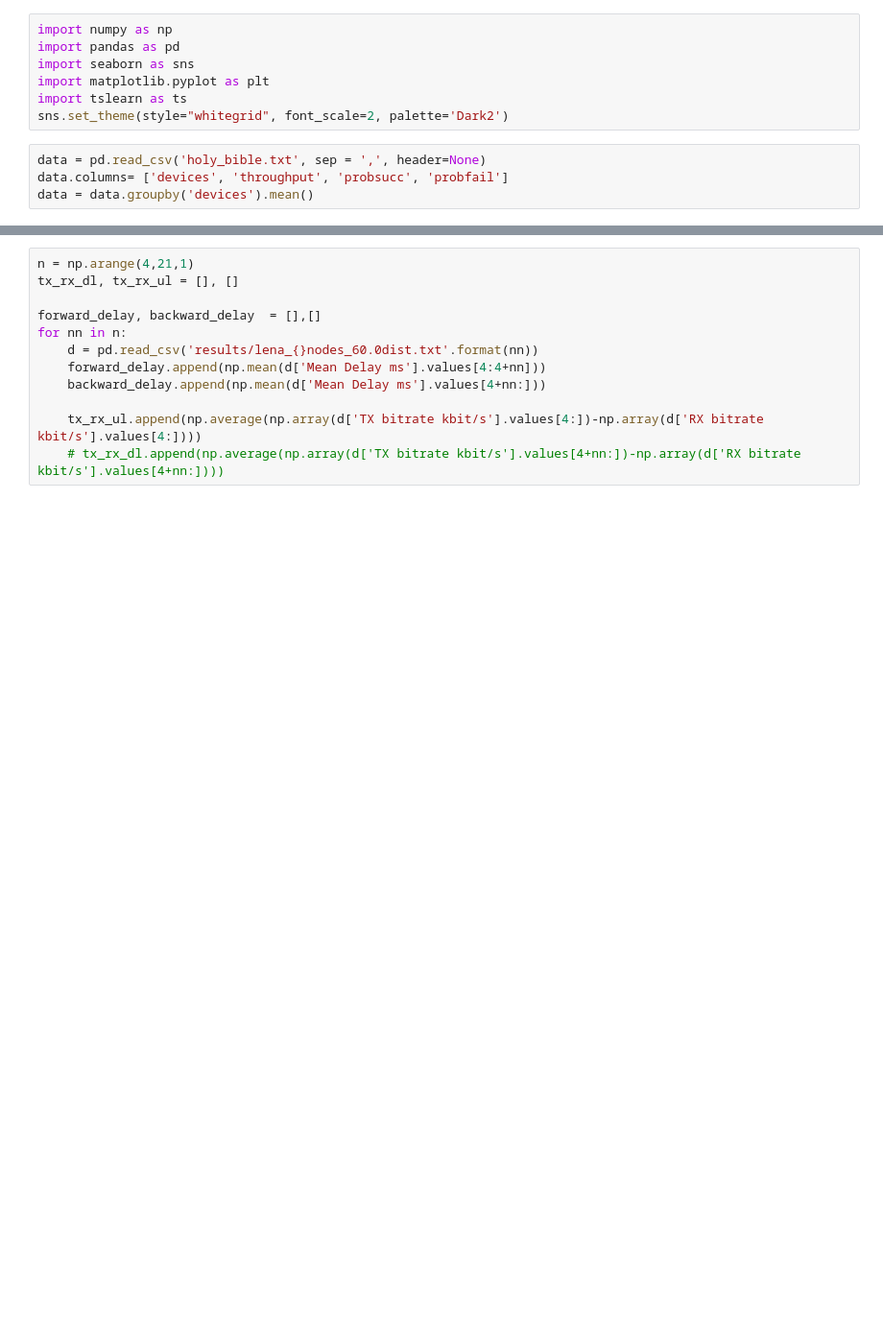
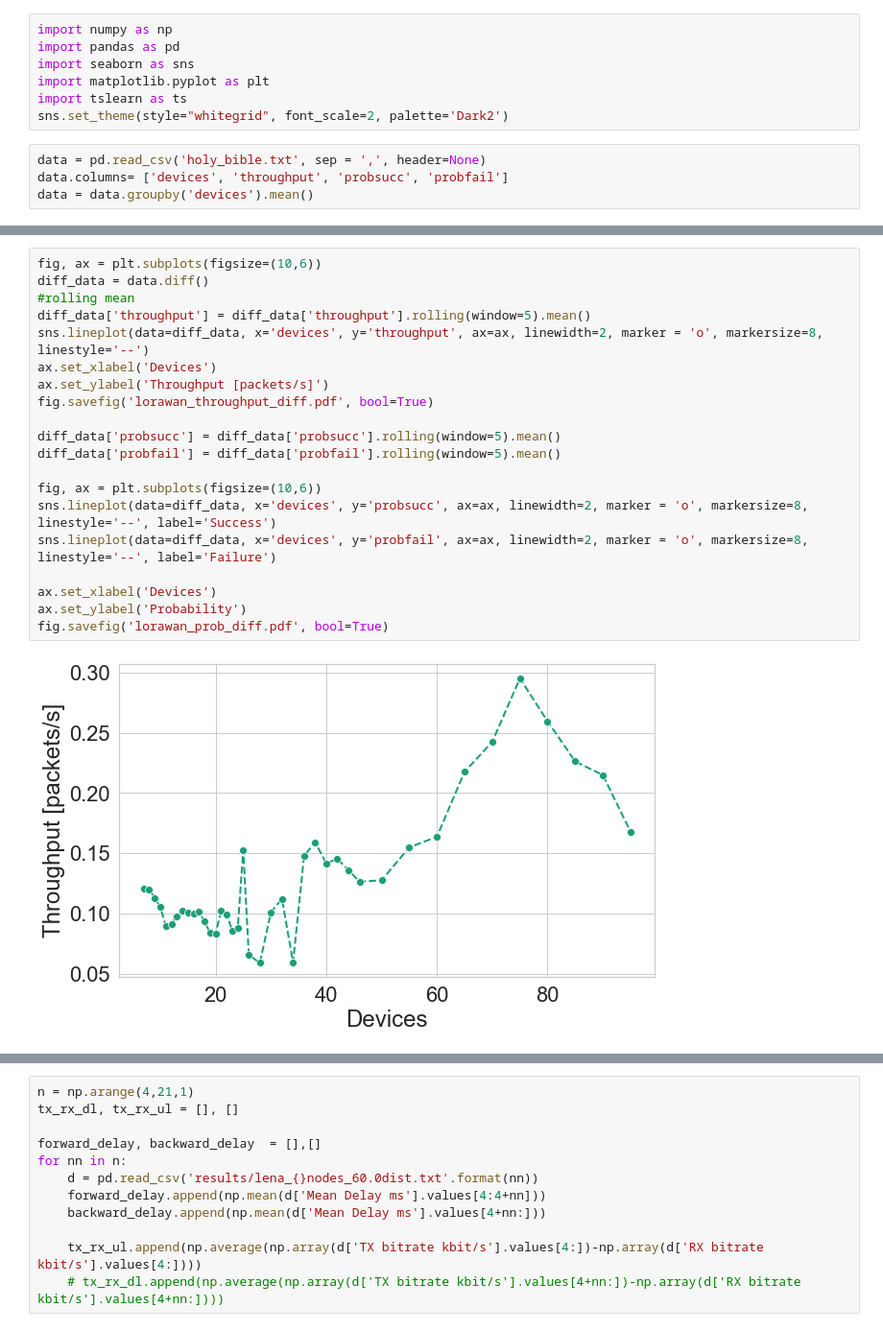
Before and after one commit to nicolezattarin/IoMT-efficient-information-distribution, a Jupyter notebook: network/plot.ipynb, the cells around one changed output, grey strips where cells are left out. Shown: that part at 96% size. Saved outputs shown, nothing was run; the diff lists cells and outputs as text; blank space fills up the shorter version.

```diff
--- a/network/plot.ipynb
+++ b/network/plot.ipynb
@@ -28,0 +88,22 @@ fig.savefig('lorawan_prob.pdf', bool=True)
+# %%
+fig, ax = plt.subplots(figsize=(10,6))
+diff_data = data.diff()
+#rolling mean
+diff_data['throughput'] = diff_data['throughput'].rolling(window=5).mean()
+sns.lineplot(data=diff_data, x='devices', y='throughput', ax=ax, linewidth=2, marker = 'o', markersize=8, linestyle='--')
+ax.set_xlabel('Devices')
+ax.set_ylabel('Throughput [packets/s]')
+fig.savefig('lorawan_throughput_diff.pdf', bool=True)
+
+diff_data['probsucc'] = diff_data['probsucc'].rolling(window=5).mean()
+diff_data['probfail'] = diff_data['probfail'].rolling(window=5).mean()
+
+fig, ax = plt.subplots(figsize=(10,6))
+sns.lineplot(data=diff_data, x='devices', y='probsucc', ax=ax, linewidth=2, marker = 'o', markersize=8, linestyle='--', label='Success')
+sns.lineplot(data=diff_data, x='devices', y='probfail', ax=ax, linewidth=2, marker = 'o', markersize=8, linestyle='--', label='Failure')
+
+ax.set_xlabel('Devices')
+ax.set_ylabel('Probability')
+fig.savefig('lorawan_prob_diff.pdf', bool=True)
+# %% [output]
+[figure, added]
```
Also changed, not shown: parts of 6 cells of this notebook, 7 other files.
